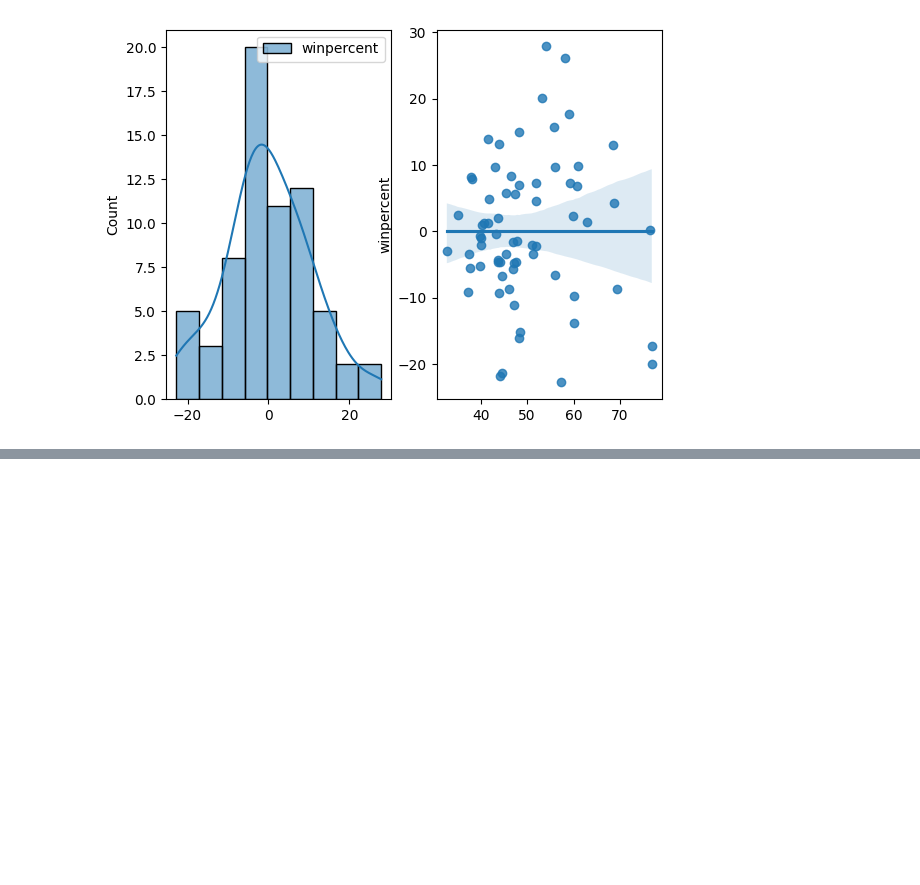
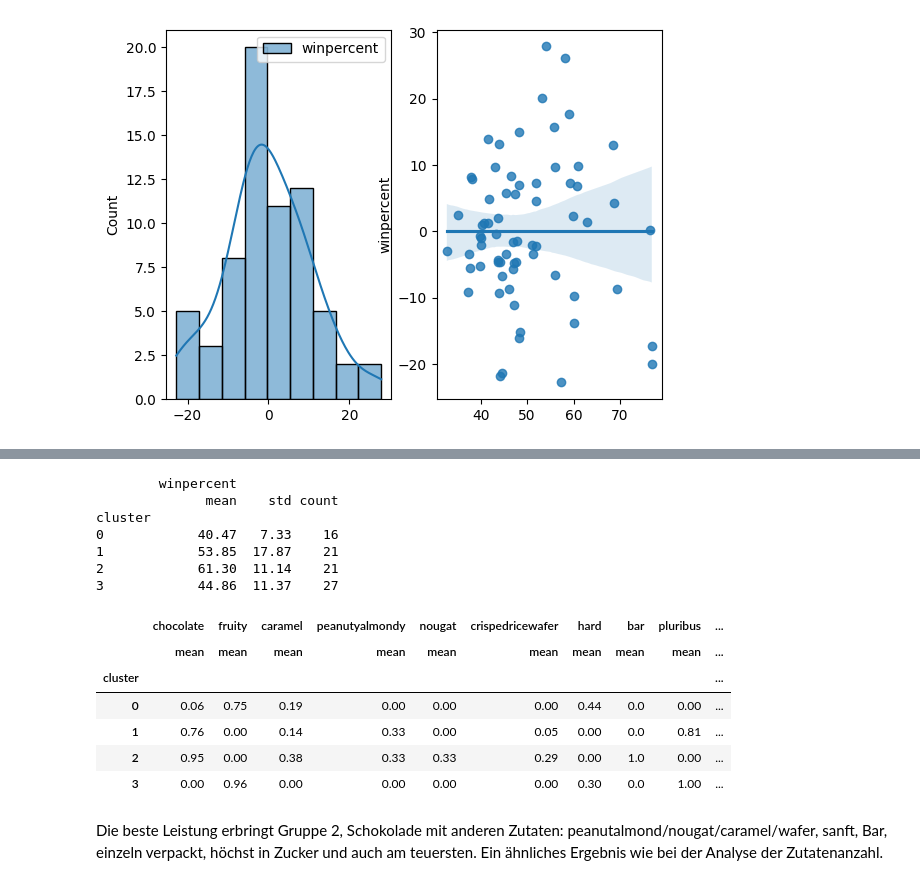
Before and after one commit to amanda8412383/candy_ranking, a Jupyter notebook: etl.ipynb, the cells around one changed output, grey strips where cells are left out. Cells and saved outputs as stored; diff of their text form; code cells hidden in the pictures; blank space fills up the shorter version.

```diff
--- a/etl.ipynb
+++ b/etl.ipynb
@@ -295,0 +328,35 @@ Außerdem sind die R² niedrig und die adjustierten R² sogar noch niedriger, d.
+# %%
+
+
+# K-Means mit kleiner Clusteranzahl (wegen n=85)
+kmeans = KMeans(n_clusters=4, init='k-means++', max_iter=300, n_init=10, random_state=42)
+df_anzahl['cluster'] = kmeans.fit_predict(x3)
+
+# Cluster-Performance analysieren
+cluster_performance = df_anzahl.groupby('cluster').agg(
+    {'winpercent': ['mean', 'std', 'count']},
+
+).round(2)
+cluster_character = df_anzahl.groupby('cluster').agg(
+    ['mean']
+).round(2)
+# %%
+print(cluster_performance)
+cluster_character
+# %% [output]
+        winpercent
+              mean    std count
+cluster
+0            40.47   7.33    16
+1            53.85  17.87    21
+2            61.30  11.14    21
+3            44.86  11.37    27
+|  | chocolate | fruity | caramel | peanutyalmondy | nougat | crispedricewafer | hard | bar | pluribus | ... |
+|  | mean | mean | mean | mean | mean | mean | mean | mean | mean | ... |
+| cluster |  |  |  |  |  |  |  |  |  | ... |
+| 0 | 0.06 | 0.75 | 0.19 | 0.00 | 0.00 | 0.00 | 0.44 | 0.0 | 0.00 | ... |
+| 1 | 0.76 | 0.00 | 0.14 | 0.33 | 0.00 | 0.05 | 0.00 | 0.0 | 0.81 | ... |
+| 2 | 0.95 | 0.00 | 0.38 | 0.33 | 0.33 | 0.29 | 0.00 | 1.0 | 0.00 | ... |
+| 3 | 0.00 | 0.96 | 0.00 | 0.00 | 0.00 | 0.00 | 0.30 | 0.0 | 1.00 | ... |
+# %% [markdown]
+Die beste Leistung erbringt Gruppe 2, Schokolade mit anderen Zutaten: peanutalmond/nougat/caramel/wafer, sanft, Bar, einzeln verpackt, höchst in Zucker und auch am teuersten. Ein ähnliches Ergebnis wie bei der Analyse der Zutatenanzahl.
```
Also changed, not shown: parts of 6 cells of this notebook.
